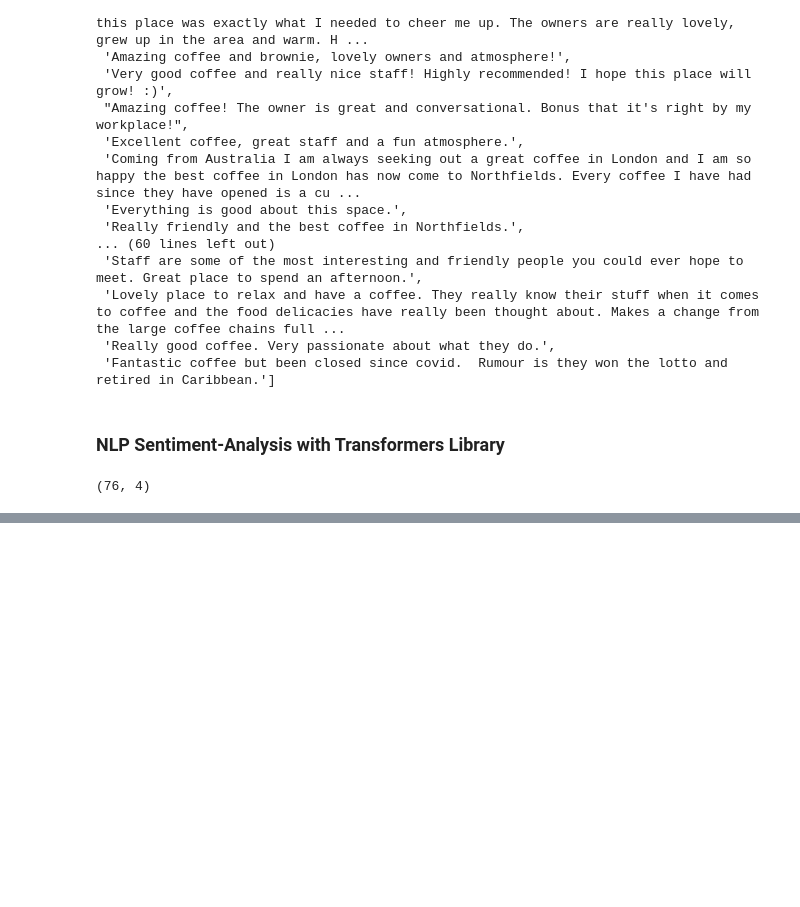
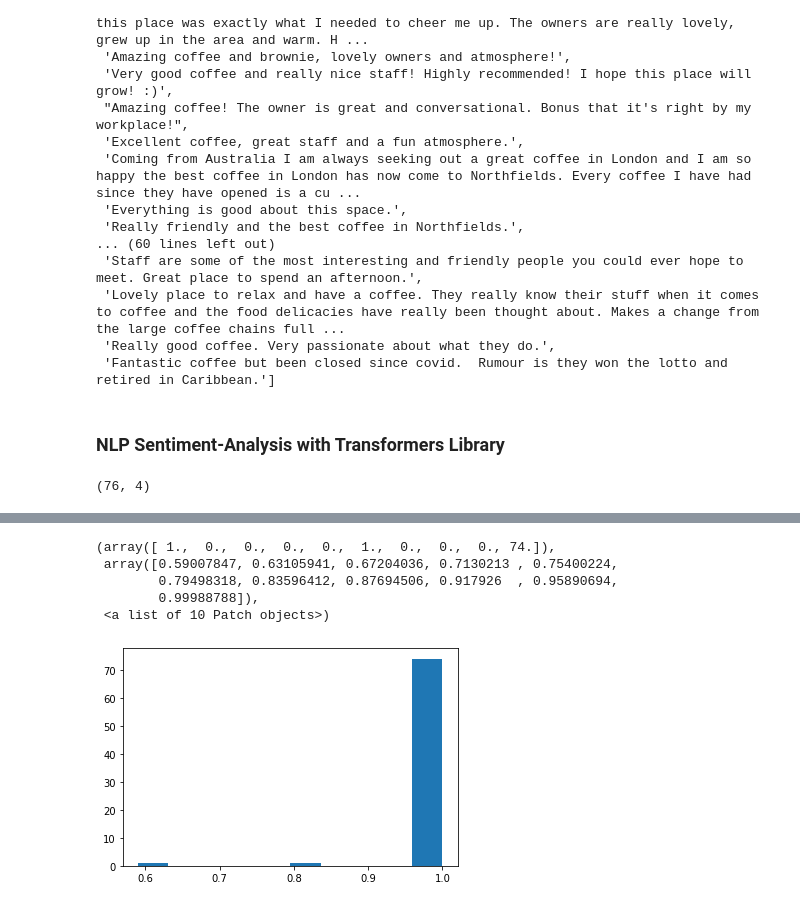
Before and after one commit to algakovic/element_coffee_review_analysis, a Jupyter notebook: transformers_sentiment_analysis.ipynb, the cells around one changed output, grey strips where cells are left out. Cells and saved outputs as stored; diff of their text form; code cells hidden in the pictures; blank space fills up the shorter version.

```diff
--- a/transformers_sentiment_analysis.ipynb
+++ b/transformers_sentiment_analysis.ipynb
@@ -262,0 +292,9 @@ final_df
+# %%
+plt.hist(final_df['score'])
+# %% [output]
+(array([ 1.,  0.,  0.,  0.,  0.,  1.,  0.,  0.,  0., 74.]),
+ array([0.59007847, 0.63105941, 0.67204036, 0.7130213 , 0.75400224,
+        0.79498318, 0.83596412, 0.87694506, 0.917926  , 0.95890694,
+        0.99988788]),
+ <a list of 10 Patch objects>)
+[figure, added]
```
Also changed, not shown: parts of 24 cells of this notebook.
